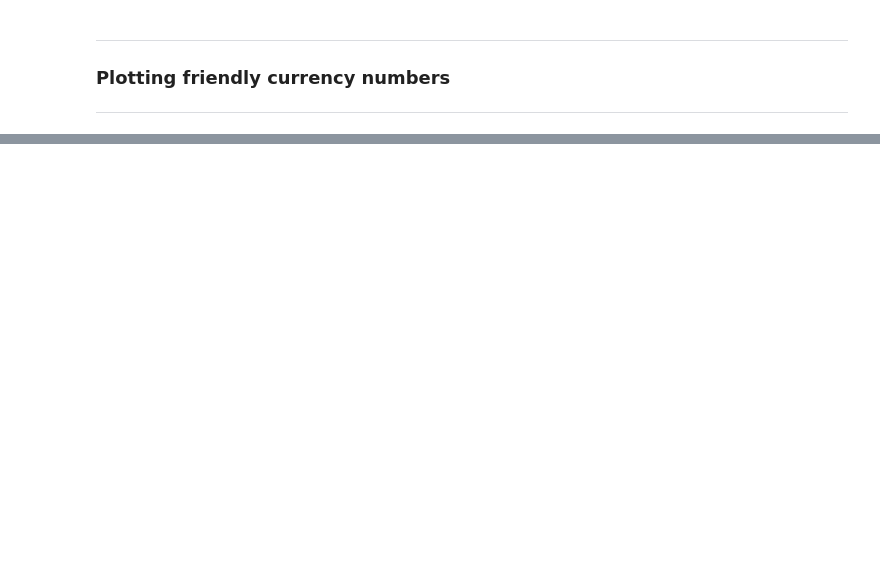
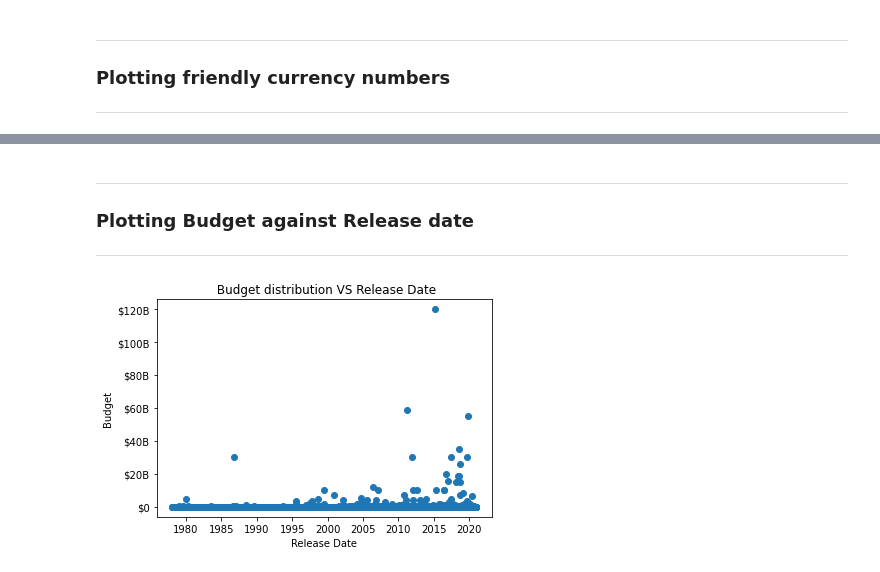
Before and after one commit to natasadkov/DA320, a Jupyter notebook: 3. MongoDB outliers/Sadkov-MongoDB-Outliers.ipynb, the cells around one changed output, grey strips where cells are left out. Cells and saved outputs as stored; diff of their text form; code cells hidden in the pictures; blank space fills up the shorter version.

```diff
--- a/3. MongoDB outliers/Sadkov-MongoDB-Outliers.ipynb
+++ b/3. MongoDB outliers/Sadkov-MongoDB-Outliers.ipynb
@@ -173,0 +139,16 @@ pyplot.show()
+# %% [markdown]
+***
+### Plotting Budget against Release date
+***
+# %%
+
+
+
+pyplot.title(' Budget distribution VS Release Date')
+pyplot.xlabel('Release Date')
+pyplot.ylabel('Budget')
+pyplot.scatter(imdb['release_date'], imdb['budget'])
+pyplot.gca().yaxis.set_major_formatter(format_currency)
+pyplot.show()
+# %% [output]
+[figure, added]
```
Also changed, not shown: parts of 13 cells of this notebook.
